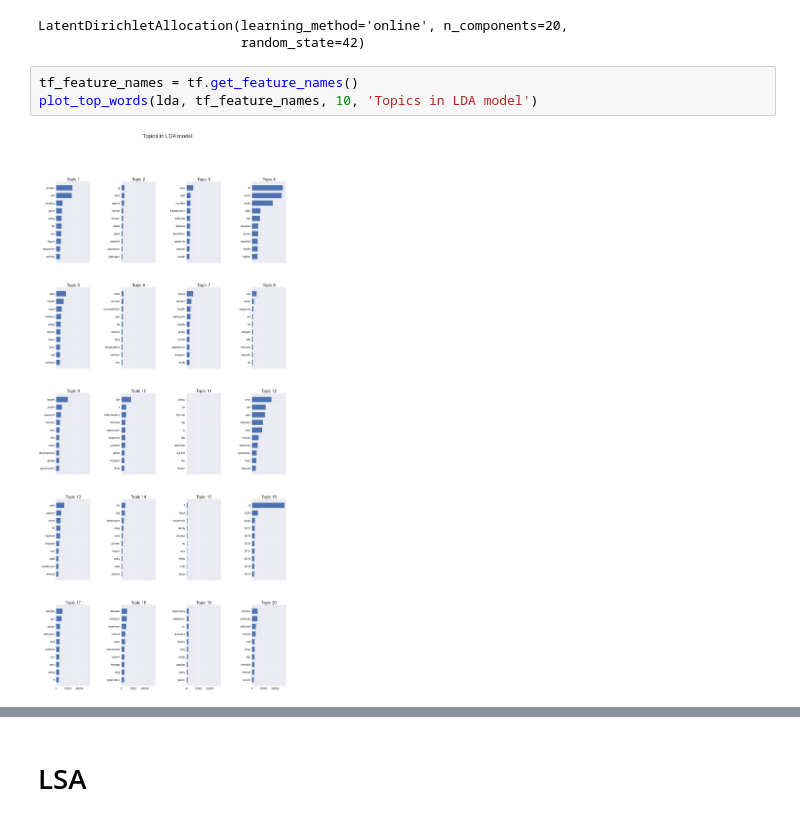
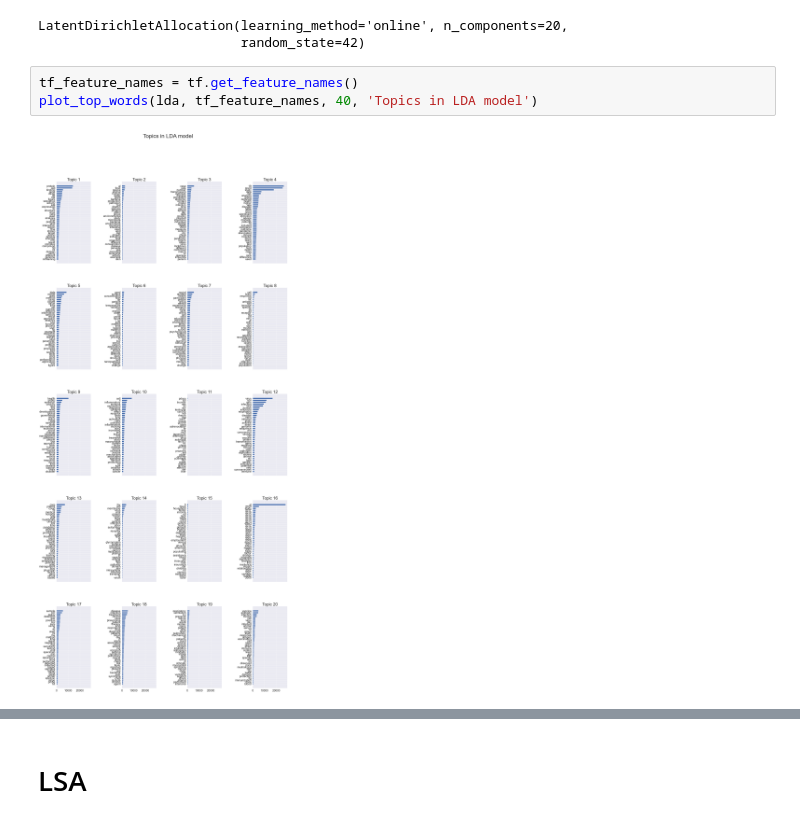
Before and after one commit to SeyfGoumeida/Text_mining_Covid-19_Similaire_disease, a Jupyter notebook: covid-19-literature-clustering.ipynb, the cells around one changed output, grey strips where cells are left out. Saved outputs shown, nothing was run; the diff lists cells and outputs as text.

Commit message:
[UPDATE] disease's names extraction with (LDA,NMF,LSA)

```diff
--- a/covid-19-literature-clustering.ipynb
+++ b/covid-19-literature-clustering.ipynb
@@ -1006,6 +1062,6 @@ LatentDirichletAllocation(learning_method='online', n_components=20,
                           random_state=42)
 # %%
 tf_feature_names = tf.get_feature_names()
-plot_top_words(lda, tf_feature_names, 10, 'Topics in LDA model')
+plot_top_words(lda, tf_feature_names, 40, 'Topics in LDA model')
 # %% [output]
-[figure, old version]
+[figure, new version]
```
Also changed, not shown: parts of 16 cells of this notebook.
